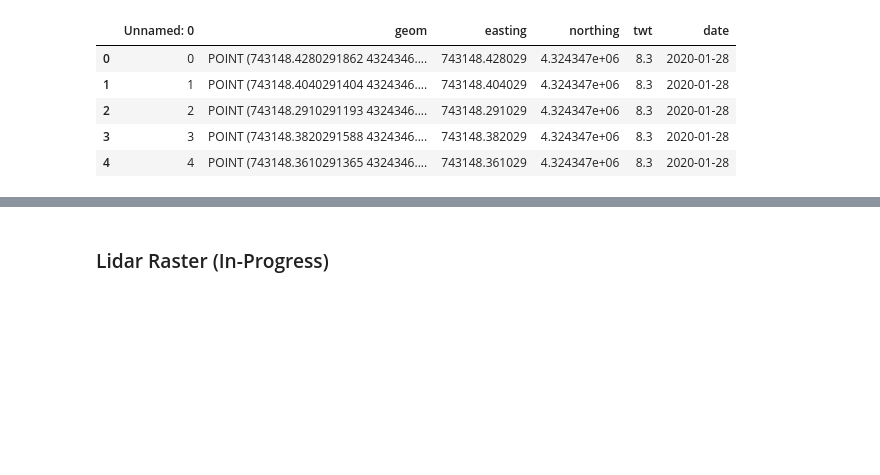
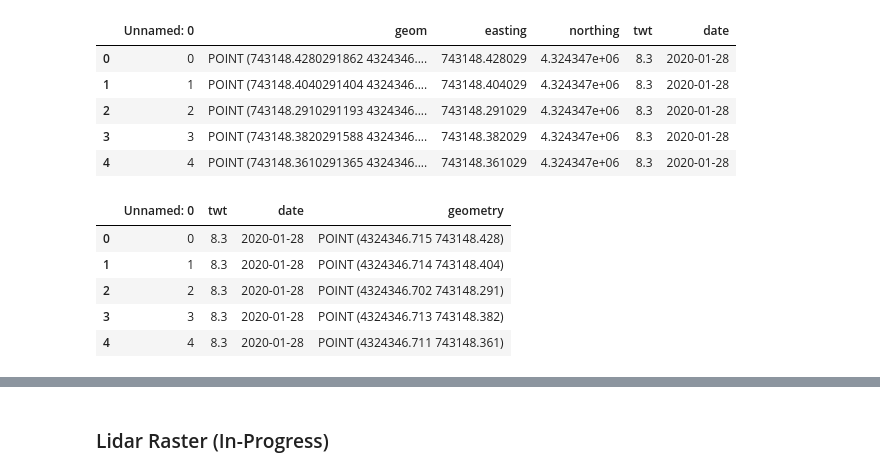
Before and after one commit to snowex-hackweek/coldfusion, a Jupyter notebook: contributors/tvdw/Combined.ipynb, the cells around one changed output, grey strips where cells are left out. Drawn from its saved outputs; the diff is of its cells as text; code cells hidden in the pictures; blank space fills up the shorter version.

```diff
--- a/contributors/tvdw/Combined.ipynb
+++ b/contributors/tvdw/Combined.ipynb
@@ -282,3 +282,18 @@ GPR.head()
 | 2 | 2 | POINT (743148.2910291193 4324346.... | 743148.291029 | 4.324347e+06 | 8.3 | 2020-01-28 |
 | 3 | 3 | POINT (743148.3820291588 4324346.... | 743148.382029 | 4.324347e+06 | 8.3 | 2020-01-28 |
 | 4 | 4 | POINT (743148.3610291365 4324346.... | 743148.361029 | 4.324347e+06 | 8.3 | 2020-01-28 |
+# %%
+from geopandas import GeoDataFrame
+#GPR_geo = gpd.GeoDataFrame(GPR, geometry='geom')
+geom_list = [Point(xy) for xy in zip(GPR['northing'], GPR['easting'])]
+GPR = GPR.drop(['easting', 'northing', 'geom'], axis=1)
+gdf = gpd.GeoDataFrame(GPR, geometry=geom_list)
+
+gdf.head()
+# %% [output]
+|  | Unnamed: 0 | twt | date | geometry |
+| 0 | 0 | 8.3 | 2020-01-28 | POINT (4324346.715 743148.428) |
+| 1 | 1 | 8.3 | 2020-01-28 | POINT (4324346.714 743148.404) |
+| 2 | 2 | 8.3 | 2020-01-28 | POINT (4324346.702 743148.291) |
+| 3 | 3 | 8.3 | 2020-01-28 | POINT (4324346.713 743148.382) |
+| 4 | 4 | 8.3 | 2020-01-28 | POINT (4324346.711 743148.361) |
```
Also changed, not shown: parts of 8 cells of this notebook.
